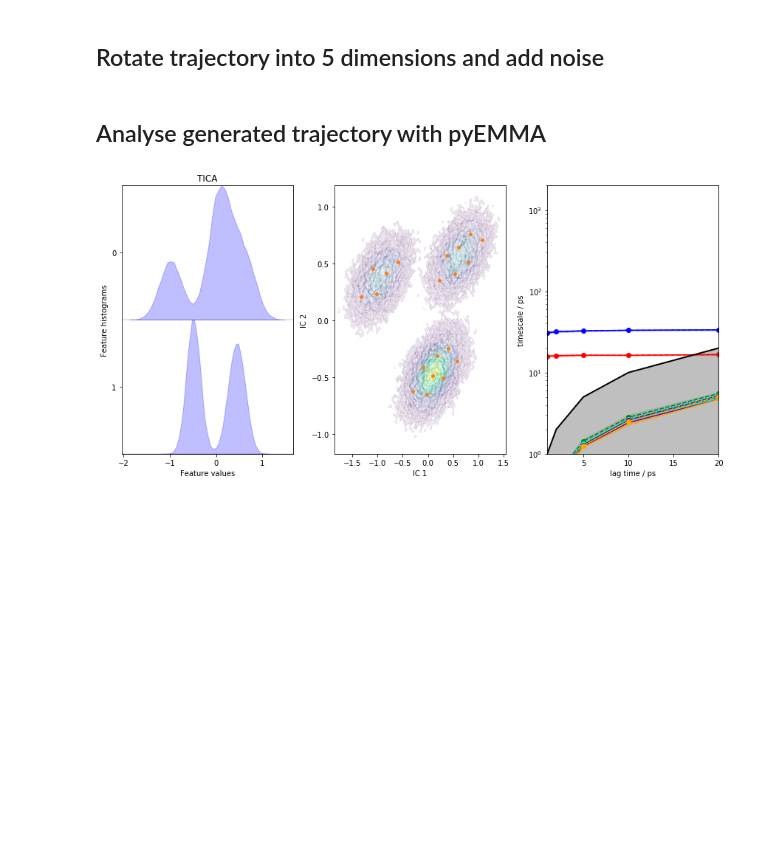
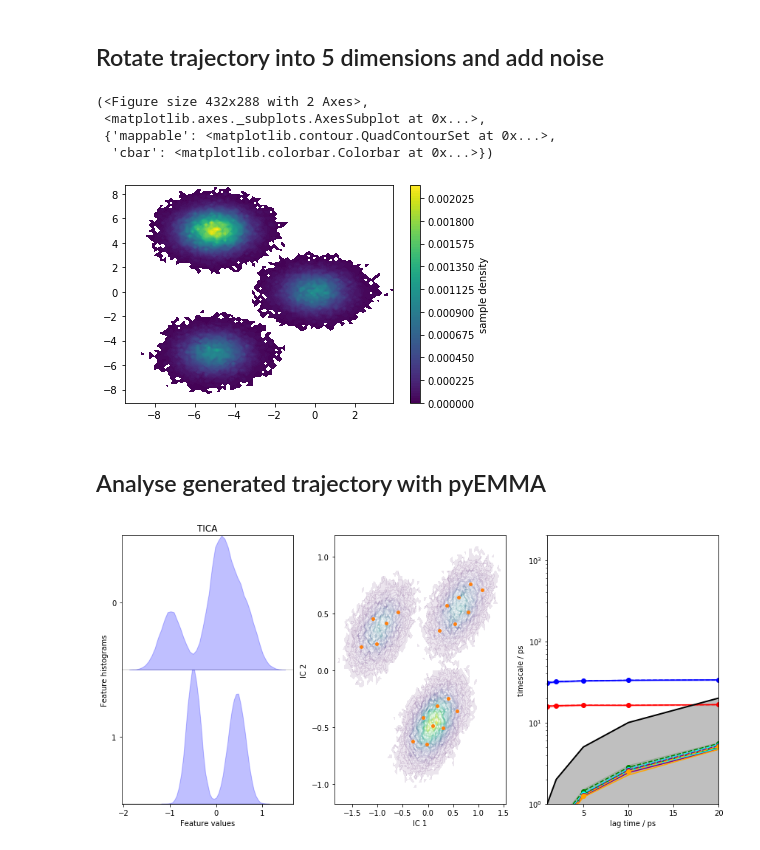
Before and after one commit to hkneiding/pyemma-workshop-project, a Jupyter notebook: code/transition-matrix.ipynb, the cells around one changed output. Drawn from its saved outputs; the diff is of its cells as text; code cells hidden in the pictures; blank space fills up the shorter version.

```diff
--- a/code/transition-matrix.ipynb
+++ b/code/transition-matrix.ipynb
@@ -93,5 +193,13 @@ traj = generate_traj(dtraj, mus, sigmas)
 # %% [markdown]
 ## Rotate trajectory into 5 dimensions and add noise
+# %%
+pyemma.plots.plot_density(traj[:,0], traj[:,1])
+# %% [output]
+(<Figure size 432x288 with 2 Axes>,
+ <matplotlib.axes._subplots.AxesSubplot at 0x...>,
+ {'mappable': <matplotlib.contour.QuadContourSet at 0x...>,
+  'cbar': <matplotlib.colorbar.Colorbar at 0x...>})
+[figure, added]
 # %%
 def random_matrix():
     v=np.array([np.random.random() for n in range(5)])
```
Also changed, not shown: parts of 3 cells of this notebook.
